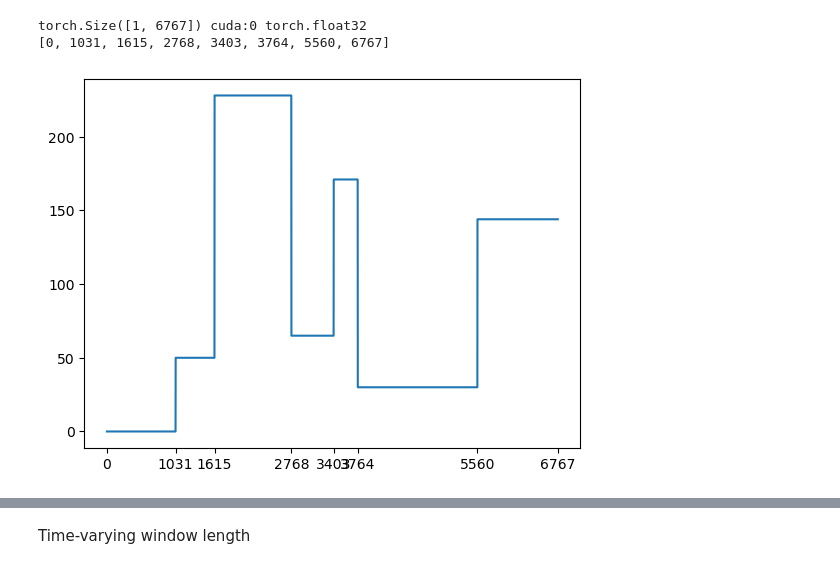
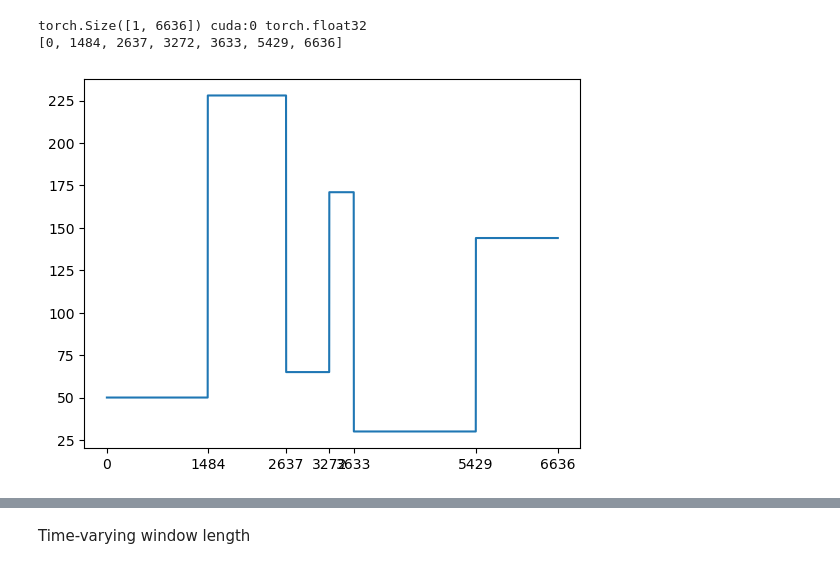
Before and after one commit to maxime-leiber/dstft, a Jupyter notebook: notebooks/time_varying_window_and_hop_length.ipynb, the cells around one changed output, grey strips where cells are left out. Saved outputs shown, nothing was run; the diff lists cells and outputs as text; code cells hidden in the pictures.

```diff
--- a/notebooks/time_varying_window_and_hop_length.ipynb
+++ b/notebooks/time_varying_window_and_hop_length.ipynb
@@ -22,27 +19,27 @@ The autoreload extension is already loaded. To reload it, use:
 # %%
 sr = 1e3
-sizes = [1031, 584, 1153, 635, 361, 1796, 1207]
-freqs = [0, 50, 228, 65, 171, 30, 144,]
+sizes = [1484, 1153, 635, 361, 1796, 1207]
+freqs = [50, 228, 65, 171, 30, 144,]
 f = freqs[0] * (torch.ones(sizes[0]) + .0 * torch.randn(sizes[0]))
 for i in range(1, len(freqs)):
     f = torch.cat((f, freqs[i]  * (torch.ones(sizes[i]) + .0 * torch.randn(sizes[i]))))
 f = f + 0. * torch.ones_like(f) * torch.randn_like(f)
 
 x = torch.sin(2*pi*torch.cumsum(f, 0)/sr)
 x += 0.2 * torch.randn(x.shape)
 x = x[None, :].to(device)
 print(x.shape, x.device, x.dtype)
 
 mark_list = np.cumsum(sizes).tolist()
 mark_list.insert(0, 0)
 print(mark_list)
 
 plt.figure()
 plt.plot(f)
 plt.xticks(mark_list)
 plt.show()
 # %% [output]
-torch.Size([1, 6767]) cuda:0 torch.float32
-[0, 1031, 1615, 2768, 3403, 3764, 5560, 6767]
+torch.Size([1, 6636]) cuda:0 torch.float32
+[0, 1484, 2637, 3272, 3633, 5429, 6636]
-[figure, old version]
+[figure, new version]
 # %%
```
Also changed, not shown: parts of 22 cells of this notebook, 4 other files.
